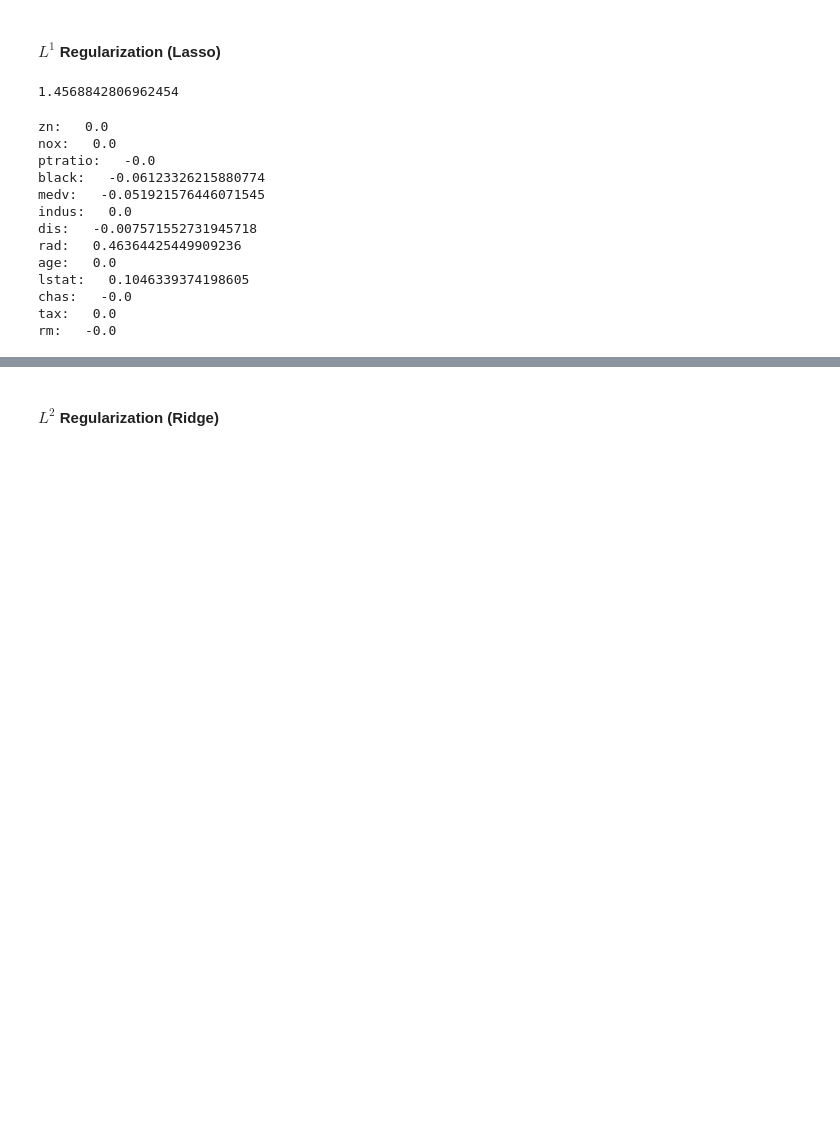
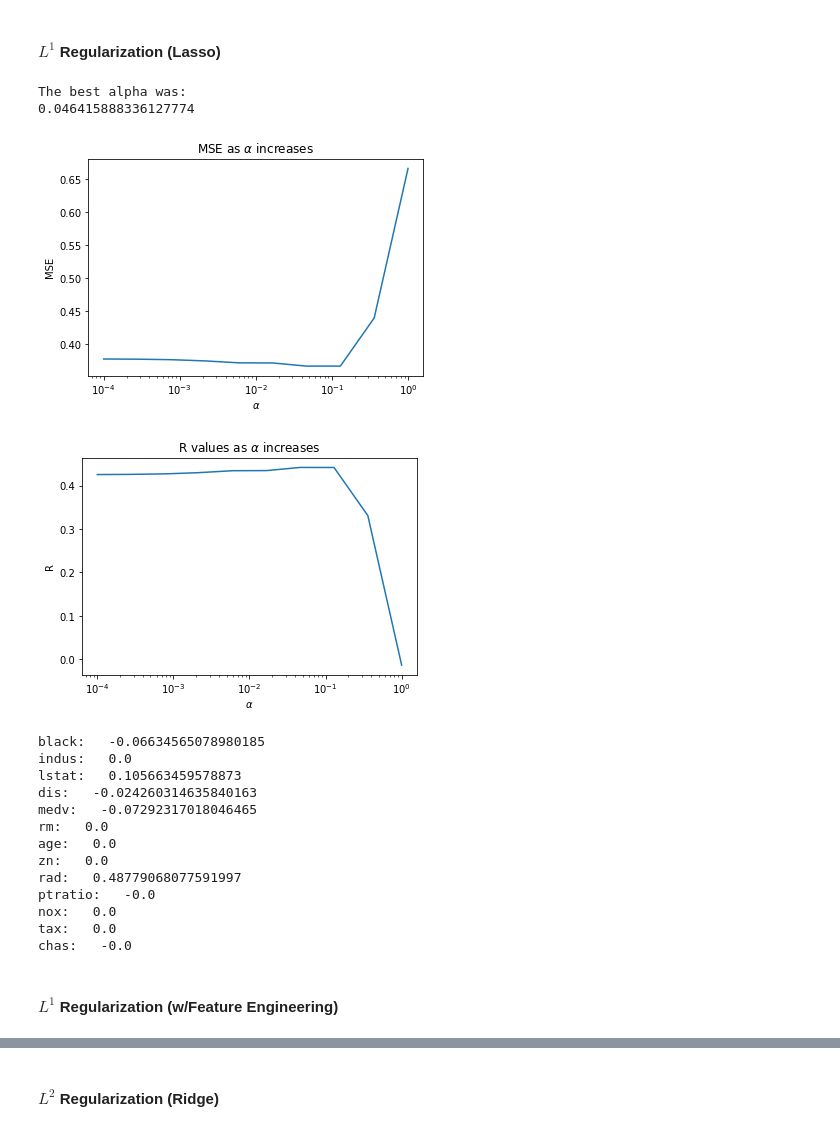
Before and after one commit to jsigee87/Data-Science-Lab-ee379k, a Jupyter notebook: lab6/src/problem3.ipynb, the cells around one changed output, grey strips where cells are left out. Saved outputs shown, nothing was run; the diff lists cells and outputs as text; code cells hidden in the pictures; blank space fills up the shorter version.

```diff
--- a/lab6/src/problem3.ipynb
+++ b/lab6/src/problem3.ipynb
@@ -48,7 +65,9 @@ scaled_data = scaler.fit_transform(values)
 #print(df.columns)
 #df.isnull().sum()
 #print(scaled_data.shape)
-X_train, X_test, y_train, y_test = train_test_split(scaled_data[:,1:], scaled_data[:,0])
+X = scaled_data[:,1:]
+y = scaled_data[:,0]
+X_train, X_test, y_train, y_test = train_test_split(X, y)
 # %% [markdown]
 ### Part A
 Try out some of the regression methods explored in this chapter,
@@ -62,40 +82,69 @@ scores = {}
 #### $L^1$ Regularization (Lasso)
 # %%
 # Train using gridsearch cv
-alphas = np.logspace(-3, 1, num=10)
-parameters = {'alpha':alphas}
-lasso = Lasso()
-model = GridSearchCV(lasso, parameters, cv=5, return_train_score=True)
-_ = model.fit(scaled_data[:,1:], scaled_data[:,0])
+#alphas = np.logspace(-3, 0.5, num=10)
+#parameters = {'alpha':alphas}
+#lasso = Lasso()
+
+#model = GridSearchCV(lasso, parameters, cv=5, return_train_score=True)
+#_ = model.fit(X_train, y_train)
+#y_hat = model.predict(X_test)
+#score = mean_squared_error(y_test, y_hat)
-# %%
-y_hat = model.predict(X_test)
-score = mean_squared_error(y_test, y_hat)
-scores['Lasso'] = score
-print(score)
-# %% [output]
-1.4568842806962454
+# %%
+# Tune by hand
+alphas = np.logspace(-4, 0, num=10)
+lasso_scores = []
+lasso_rvalues = []
+for alpha in alphas:
+    lasso = Lasso(alpha=alpha, tol=0.0001)
+    _ = lasso.fit(X_train, y_train)
+    pred = lasso.predict(X_test)
+    r_val = lasso.score(X_test, y_test)
+    lasso_rvalues.append(r_val)
+    lasso_scores.append(mean_squared_error(pred, y_test))
+# %%
+plotMSE(alphas, lasso_scores)
+plotR(alphas, lasso_rvalues)
+
+best_alpha = alphas[np.argmin(np.array(lasso_scores))]
+print('The best alpha was:')
+print(best_alpha)
+
+# Add to list
+scores['Lasso'] = np.amin(np.array(lasso_rvalues))
+scores['Lasso'] = np.amin(lasso_scores)
+# %% [output]
+The best alpha was:
+0.046415888336127774
+[figure, added]
+[figure, added]
 # %%
 # I want to see the weights chosen by Lasso
+lasso = Lasso(alpha=best_alpha, tol=0.0001)
+_ = lasso.fit(X_train, y_train)
+
 keys = df.columns.values.tolist()
 _ = keys.pop(0)
-values = model.best_estimator_.coef_
+values = lasso.coef_
 weights = dict(zip(keys, values))
 for k, v in weights.items():
     print('{}:   {}'.format(k, v))
 # %% [output]
+black:   -0.06634565078980185
+indus:   0.0
+lstat:   0.105663459578873
+dis:   -0.024260314635840163
+medv:   -0.07292317018046465
+rm:   0.0
+age:   0.0
 zn:   0.0
+rad:   0.48779068077591997
+ptratio:   -0.0
 nox:   0.0
-ptratio:   -0.0
-black:   -0.06123326215880774
-medv:   -0.051921576446071545
-indus:   0.0
-dis:   -0.007571552731945718
-rad:   0.46364425449909236
-age:   0.0
-lstat:   0.1046339374198605
+tax:   0.0
 chas:   -0.0
-tax:   0.0
-rm:   -0.0
+# %% [markdown]
+#### $L^1$ Regularization (w/Feature Engineering)
 # %%
 # Try dropping zero columns and adding polynomial versions of non-zero columns
 df_copy = df.copy()
```
Also changed, not shown: parts of 32 cells of this notebook.
